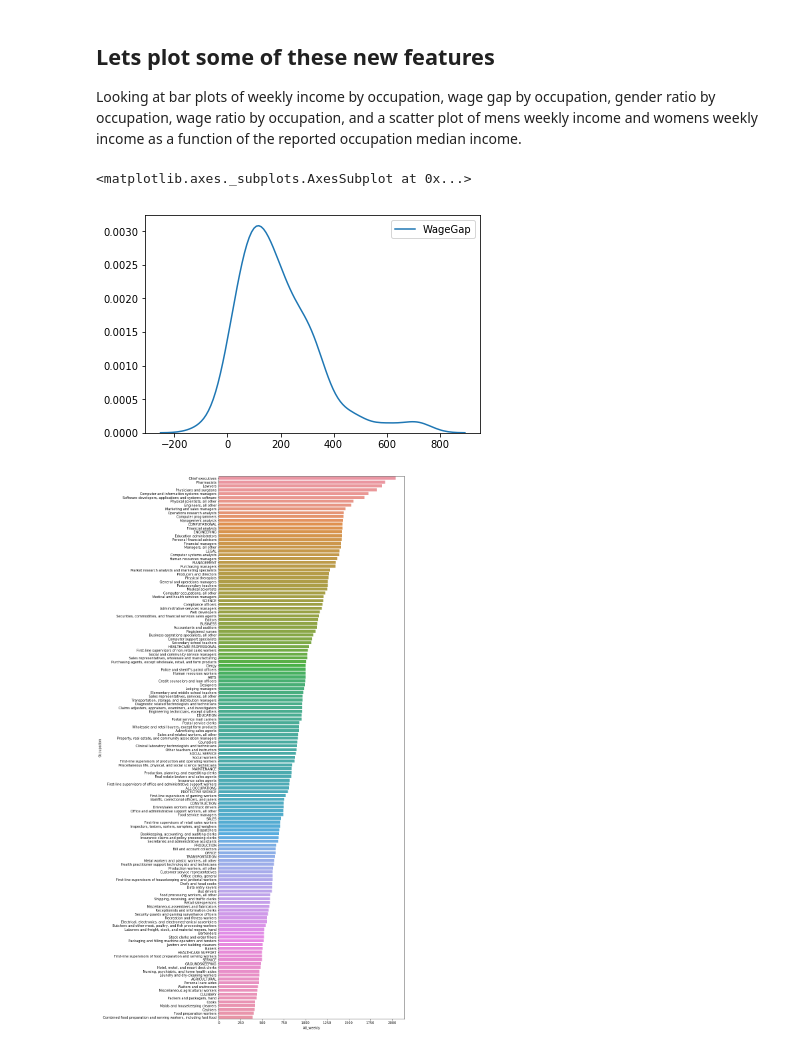
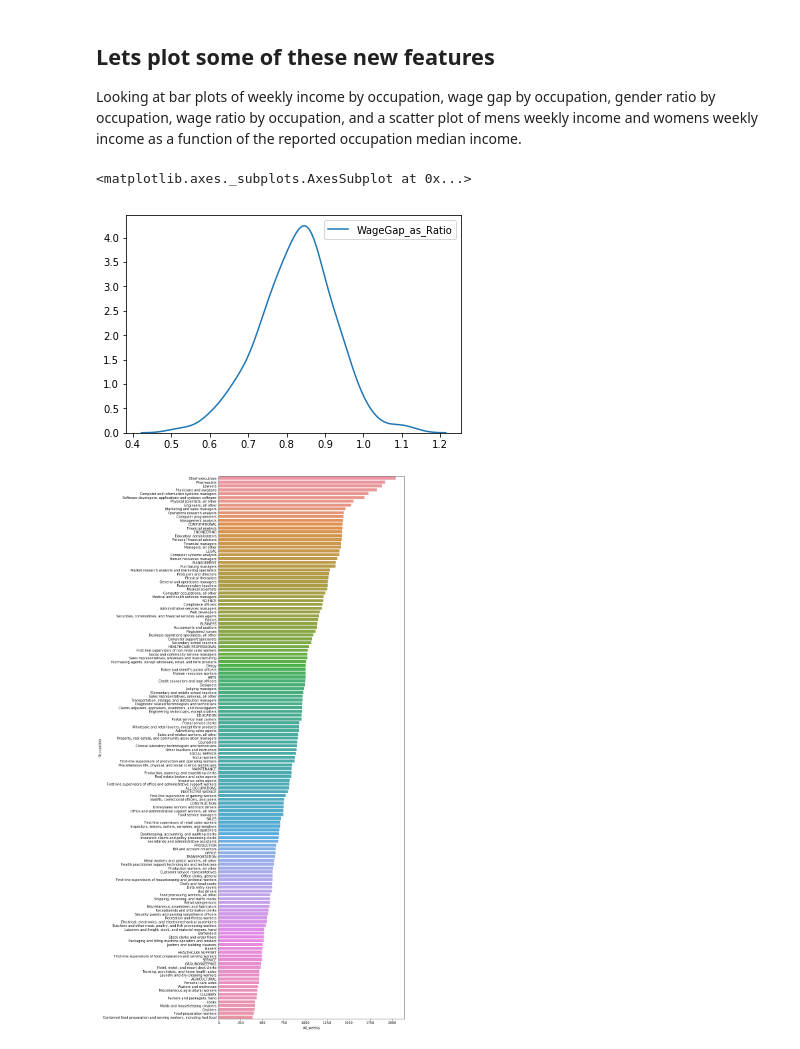
Before and after one commit to Schmidt8181/CapstoneProject, a Jupyter notebook: CapstoneProject.ipynb, the cells around one changed output. Cells and saved outputs as stored; diff of their text form; code cells hidden in the pictures.

```diff
--- a/CapstoneProject.ipynb
+++ b/CapstoneProject.ipynb
@@ -212,9 +273,14 @@ categories_df.head()
 # %%
-# make wage gap column & gender ratio column
-cleanedgenderwage['WageGap'] = cleanedgenderwage['M_weekly'] - cleanedgenderwage['F_weekly']
-cleanedgenderwage['WageRatio'] = cleanedgenderwage['F_weekly'] / cleanedgenderwage['M_weekly']
+# see weekly female wage as ratio to mens wage
+cleanedgenderwage['WageGap_as_Ratio'] = cleanedgenderwage['F_weekly'] / cleanedgenderwage['M_weekly']
+
+# see ratio of women to men
 cleanedgenderwage['GenderRatio'] = cleanedgenderwage['F_workers'] / cleanedgenderwage['M_workers']
+
+# check for count difference between All workers and M+F workers
 cleanedgenderwage['All_Workers_Difference'] = cleanedgenderwage['All_workers'] - (cleanedgenderwage['M_workers'] + cleanedgenderwage['F_workers'])
+
+# see female share of workers and complentary male share
 cleanedgenderwage['F_share'] = cleanedgenderwage['F_workers'] / cleanedgenderwage['All_workers']
 cleanedgenderwage['M_share'] = cleanedgenderwage['M_workers'] / cleanedgenderwage['All_workers']
 # %% [output]
@@ -249,13 +315,8 @@ Try using .loc[row_indexer,col_indexer] = value instead
 See the caveats in the documentation: http://pandas.pydata.org/pandas-docs/stable/indexing.html#indexing-view-versus-copy
 # %%
 # a significant wage gap is 15% difference or more between womens wages compared to mens
-def sig_wage_gap(x):
-    if x > .85:
-        return 0
-    return 1
 
-cleanedgenderwage['Significant_wage_gap'] = cleanedgenderwage['WageRatio'].apply(sig_wage_gap)
-# not sure i did this right
+cleanedgenderwage['Significant_wage_gap'] = np.where(cleanedgenderwage['WageGap_as_Ratio'] > .85, 0, 1)
 # %% [output]
 A value is trying to be set on a copy of a slice from a DataFrame.
 Try using .loc[row_indexer,col_indexer] = value instead
@@ -266,10 +351,10 @@ See the caveats in the documentation: http://pandas.pydata.org/pandas-docs/stabl
 ## Lets plot some of these new features
 Looking at bar plots of weekly income by occupation, wage gap by occupation, gender ratio by occupation, wage ratio by occupation, and a scatter plot of mens weekly income and womens weekly income as a function of the reported occupation median income.
 # %%
-sns.kdeplot(data=cleanedgenderwage['WageGap'])
+sns.kdeplot(data=cleanedgenderwage['WageGap_as_Ratio'])
 # %% [output]
 <matplotlib.axes._subplots.AxesSubplot at 0x...>
-[figure, old version]
+[figure, new version]
 # %%
 plt.figure(figsize=((10,30)))
 sns.barplot(x='All_weekly',
```
Also changed, not shown: parts of 24 cells of this notebook.
